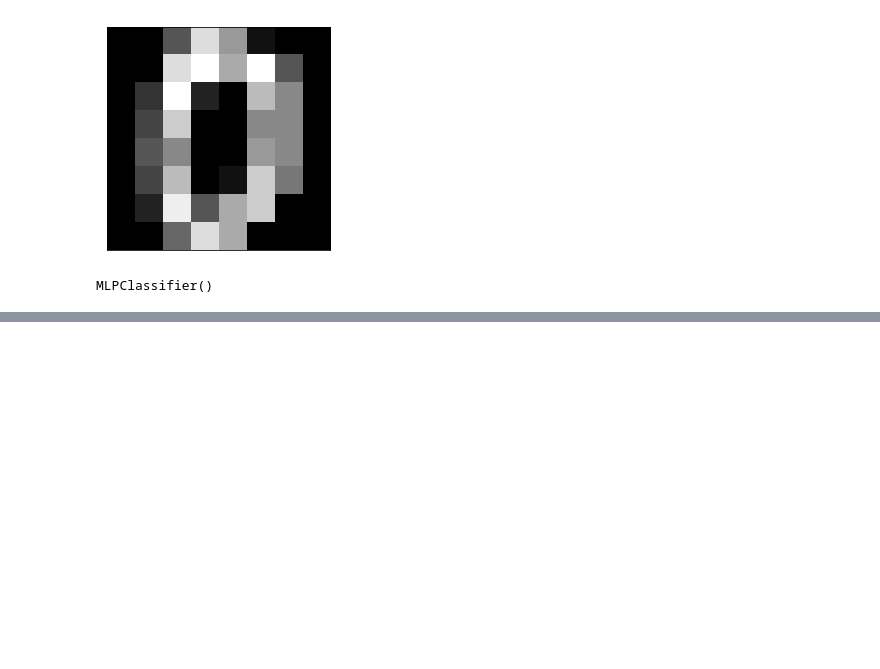
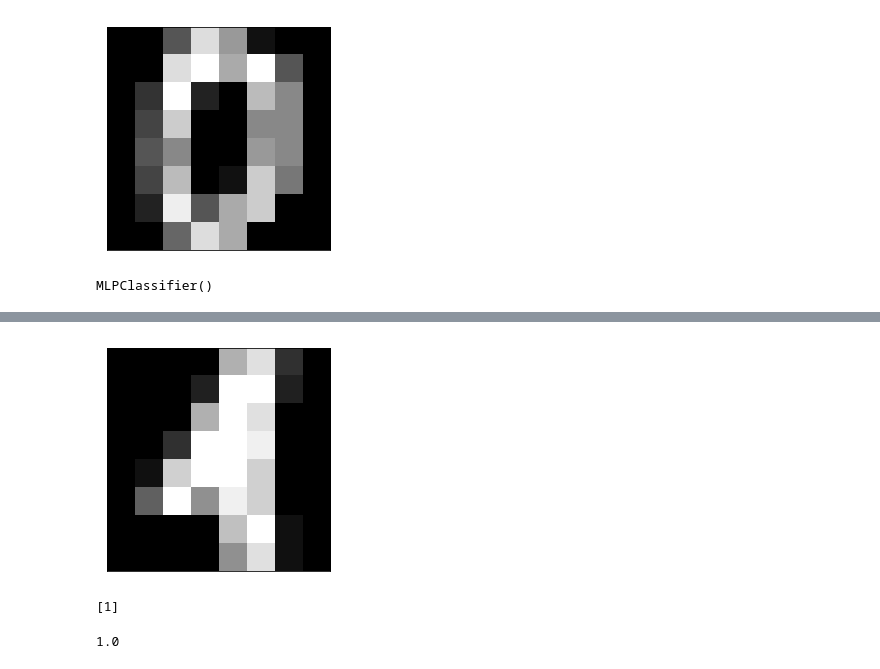
Before and after one commit to MohammedGhafri/soloStatistics2510, a Jupyter notebook: neural.ipynb, the cells around one changed output, grey strips where cells are left out. Cells and saved outputs as stored; diff of their text form; code cells hidden in the pictures; blank space fills up the shorter version.

```diff
--- a/neural.ipynb
+++ b/neural.ipynb
@@ -122,0 +133,14 @@ MLPClassifier()
+# %%
+x = X_test[1]
+plt.matshow(x.reshape(8, 8), cmap=plt.cm.gray)
+plt.xticks(())
+plt.yticks(())
+plt.show()
+print(mlp.predict([x]))
+# %% [output]
+[figure, added]
+[1]
+# %%
+print(mlp.score(X_test, y_test))
+# %% [output]
+1.0
```
Also changed, not shown: parts of 15 cells of this notebook.
